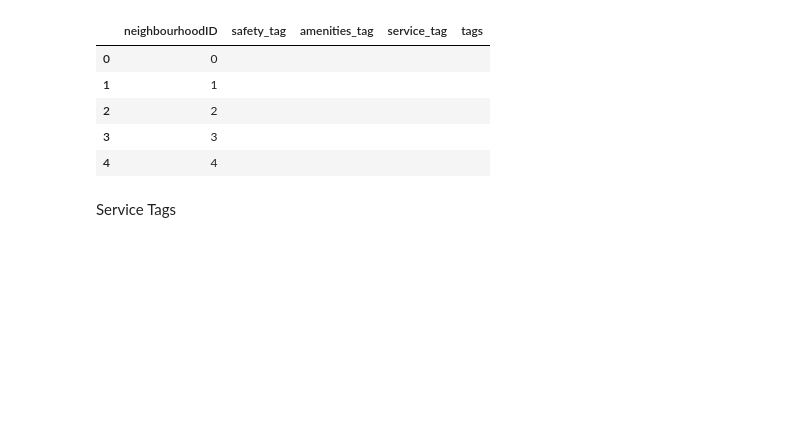
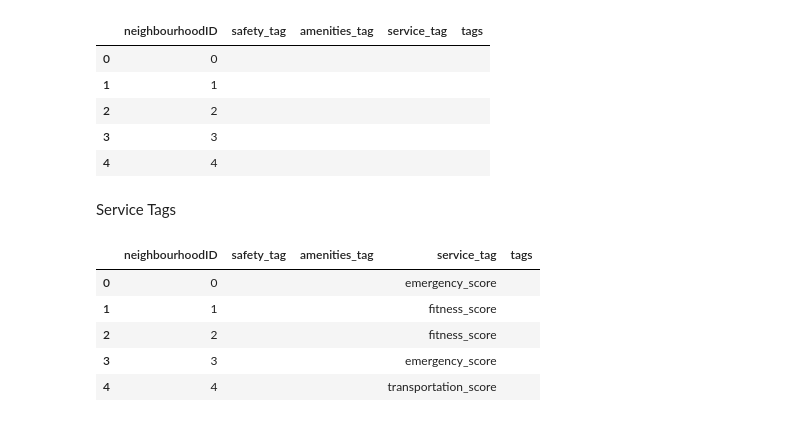
Before and after one commit to oisintheginger/mscfinalproject, a Jupyter notebook: Documents/Stephen_Workspace/Tagging System.ipynb, the cells around one changed output. Cells and saved outputs as stored; diff of their text form; code cells hidden in the pictures; blank space fills up the shorter version.

Commit message:
updating the table for the service tags
updating the table with the service tags with the new conditions of multiple tags showing

```diff
--- a/Documents/Stephen_Workspace/Tagging System.ipynb
+++ b/Documents/Stephen_Workspace/Tagging System.ipynb
@@ -451,3 +451,26 @@ tags_tablex.head()
 | 4 | 4 |  |  |  |  |
 # %% [markdown]
 Service Tags
+# %%
+servicescorex = pd.read_csv("service_scores_202311271059.csv")
+
+def create_nearby_service_tags(row):
+    # Getting the service columns from the row
+    services = row[['finance_score', 'transportation_score', 'personal_care_score', 'retail_score', 'fitness_score', 'leisure_score', 'emergency_score']]
+    # Finding the indices services with the highest score
+    max_indices = services[services == services.max()].index
+    # Returning the top three services with the highest score
+    return ', '.join(max_indices[:3])
+
+# Creating a new column 'service_tag' in the DataFrame
+tags_tablex['service_tag'] = servicescorex.apply(create_nearby_service_tags, axis=1)
+
+# Displaying the DataFrame
+tags_tablex.head()
+# %% [output]
+|  | neighbourhoodID | safety_tag | amenities_tag | service_tag | tags |
+| 0 | 0 |  |  | emergency_score |  |
+| 1 | 1 |  |  | fitness_score |  |
+| 2 | 2 |  |  | fitness_score |  |
+| 3 | 3 |  |  | emergency_score |  |
+| 4 | 4 |  |  | transportation_score |  |
```
Also changed, not shown: parts of 1 cell of this notebook.
